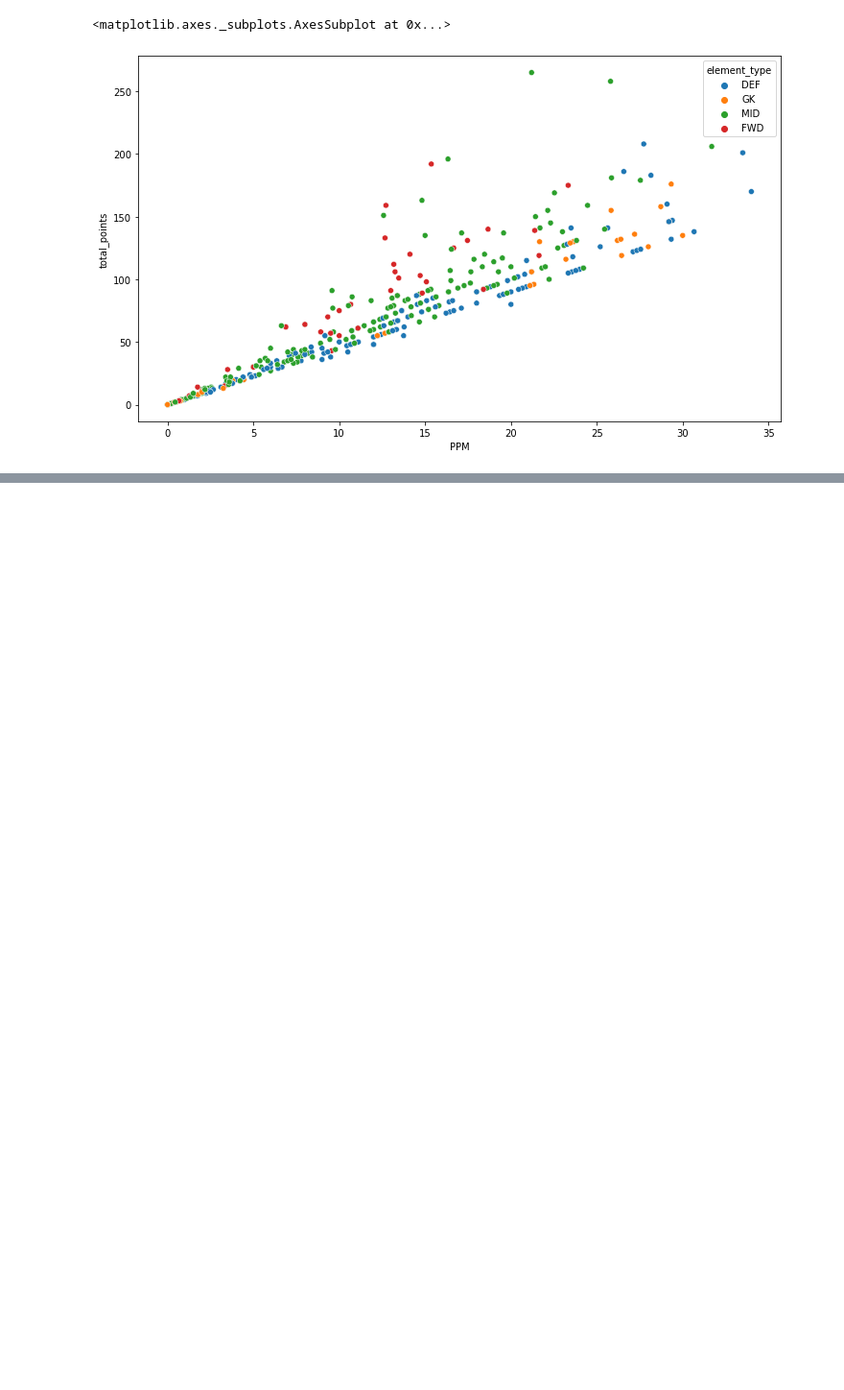
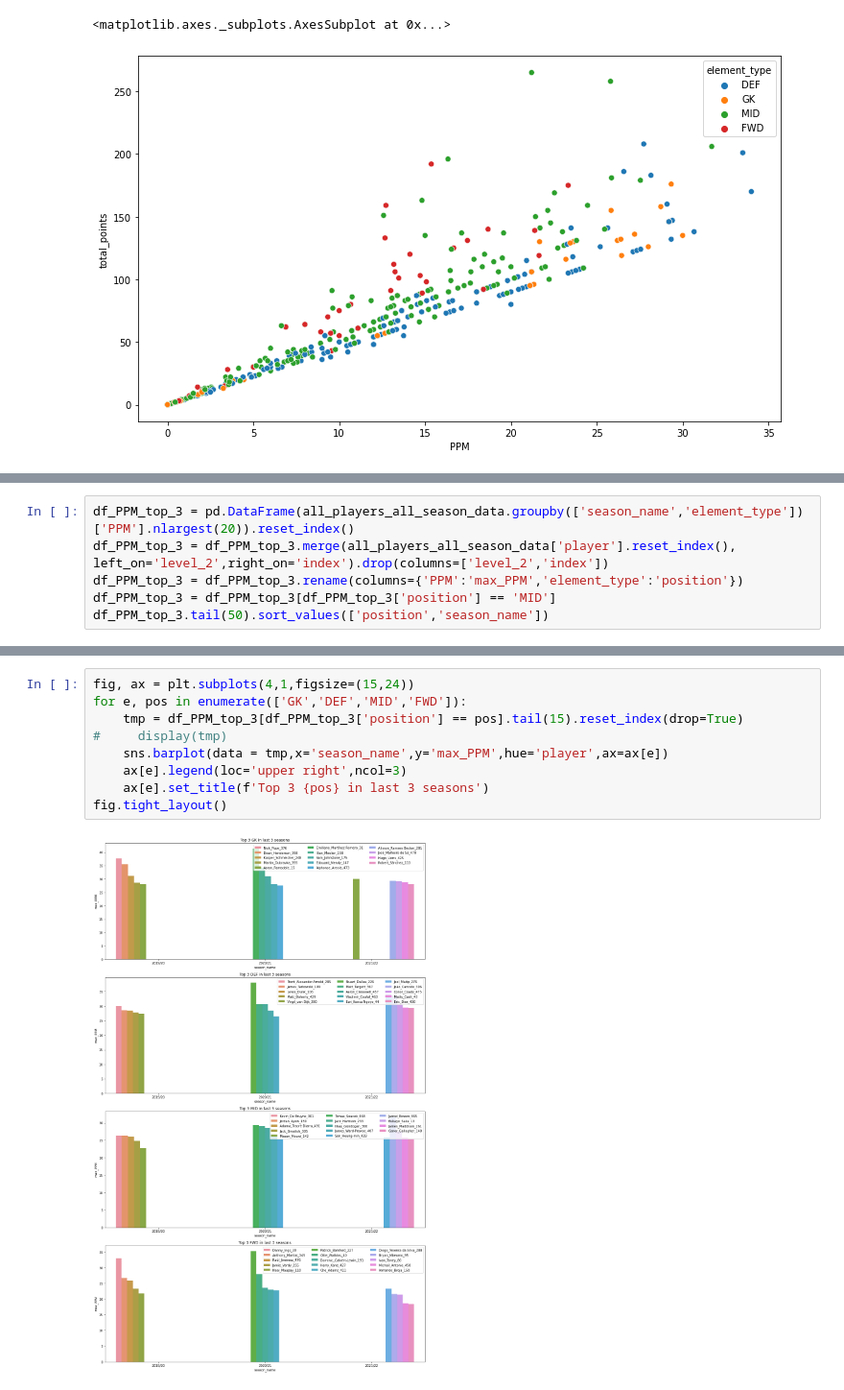
Before and after one commit to raunak536/Fantasy-Premier-League, a Jupyter notebook: analysis/1. Basic EDA.ipynb, the cells around one changed output, grey strips where cells are left out. Shown at 96% size. Drawn from its saved outputs; the diff is of its cells as text; blank space fills up the shorter version.

```diff
--- a/analysis/1. Basic EDA.ipynb
+++ b/analysis/1. Basic EDA.ipynb
@@ -277,0 +280,6 @@ sns.scatterplot(data = all_players_all_season_data[all_players_all_season_data['
+# %%
+df_PPM_top_3 = pd.DataFrame(all_players_all_season_data.groupby(['season_name','element_type'])['PPM'].nlargest(20)).reset_index()
+df_PPM_top_3 = df_PPM_top_3.merge(all_players_all_season_data['player'].reset_index(), left_on='level_2',right_on='index').drop(columns=['level_2','index'])
+df_PPM_top_3 = df_PPM_top_3.rename(columns={'PPM':'max_PPM','element_type':'position'})
+df_PPM_top_3 = df_PPM_top_3[df_PPM_top_3['position'] == 'MID']
+df_PPM_top_3.tail(50).sort_values(['position','season_name'])
@@ -277,0 +304,11 @@ sns.scatterplot(data = all_players_all_season_data[all_players_all_season_data['
+# %%
+fig, ax = plt.subplots(4,1,figsize=(15,24))
+for e, pos in enumerate(['GK','DEF','MID','FWD']):
+    tmp = df_PPM_top_3[df_PPM_top_3['position'] == pos].tail(15).reset_index(drop=True)
+#     display(tmp)
+    sns.barplot(data = tmp,x='season_name',y='max_PPM',hue='player',ax=ax[e])
+    ax[e].legend(loc='upper right',ncol=3)
+    ax[e].set_title(f'Top 3 {pos} in last 3 seasons')
+fig.tight_layout()
+# %% [output]
+[figure, added]
```
Also changed, not shown: parts of 5 cells of this notebook.
